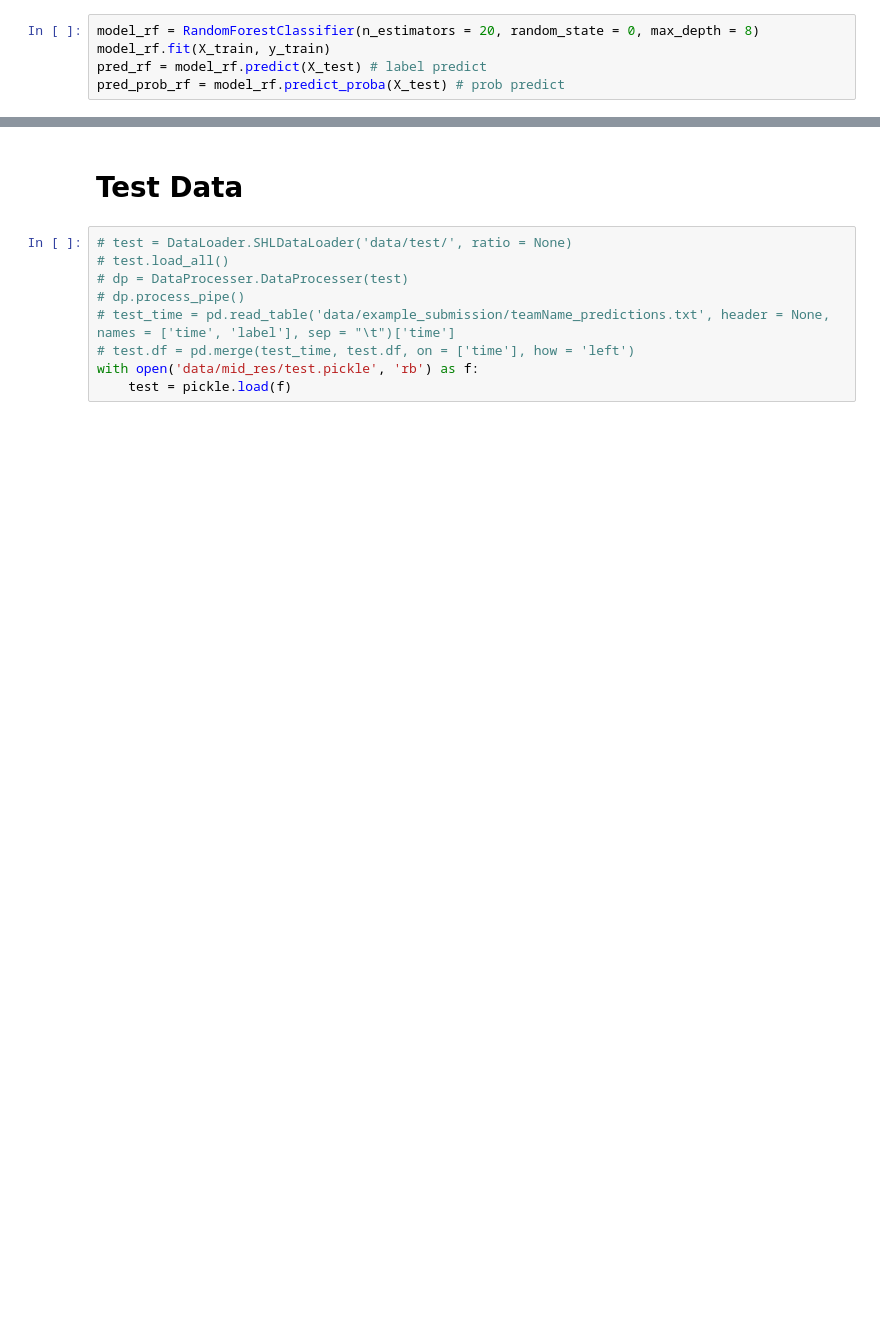
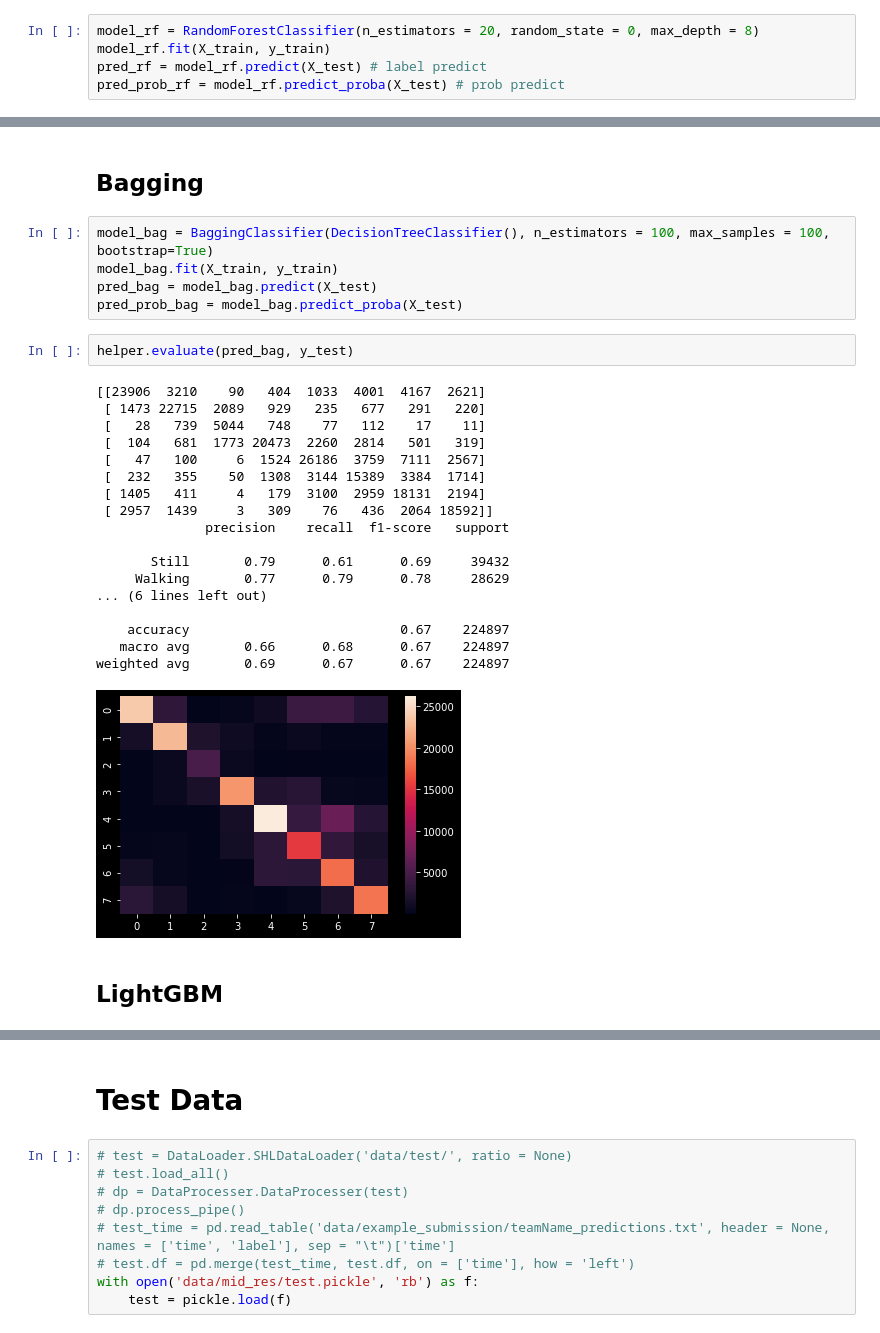
Before and after one commit to Ryanna-github/SHL2021, a Jupyter notebook: 2021-05-31_submission_sample.ipynb, the cells around one changed output, grey strips where cells are left out. Saved outputs shown, nothing was run; the diff lists cells and outputs as text; blank space fills up the shorter version.

```diff
--- a/2021-05-31_submission_sample.ipynb
+++ b/2021-05-31_submission_sample.ipynb
@@ -81,3 +82,33 @@ helper.evaluate(pred_rf, y_test)
    macro avg       0.74      0.77      0.75    224897
 weighted avg       0.75      0.75      0.75    224897
 [figure]
+# %% [markdown]
+## Bagging
+# %%
+model_bag = BaggingClassifier(DecisionTreeClassifier(), n_estimators = 100, max_samples = 100, bootstrap=True)
+model_bag.fit(X_train, y_train)
+pred_bag = model_bag.predict(X_test)
+pred_prob_bag = model_bag.predict_proba(X_test)
+# %%
+helper.evaluate(pred_bag, y_test)
+# %% [output]
+[[23906  3210    90   404  1033  4001  4167  2621]
+ [ 1473 22715  2089   929   235   677   291   220]
+ [   28   739  5044   748    77   112    17    11]
+ [  104   681  1773 20473  2260  2814   501   319]
+ [   47   100     6  1524 26186  3759  7111  2567]
+ [  232   355    50  1308  3144 15389  3384  1714]
+ [ 1405   411     4   179  3100  2959 18131  2194]
+ [ 2957  1439     3   309    76   436  2064 18592]]
+              precision    recall  f1-score   support
+
+       Still       0.79      0.61      0.69     39432
+     Walking       0.77      0.79      0.78     28629
+... (6 lines left out)
+
+    accuracy                           0.67    224897
+   macro avg       0.66      0.68      0.67    224897
+weighted avg       0.69      0.67      0.67    224897
+[figure, added]
+# %% [markdown]
+## LightGBM
```
Also changed, not shown: parts of 20 cells of this notebook, 1 other file.
